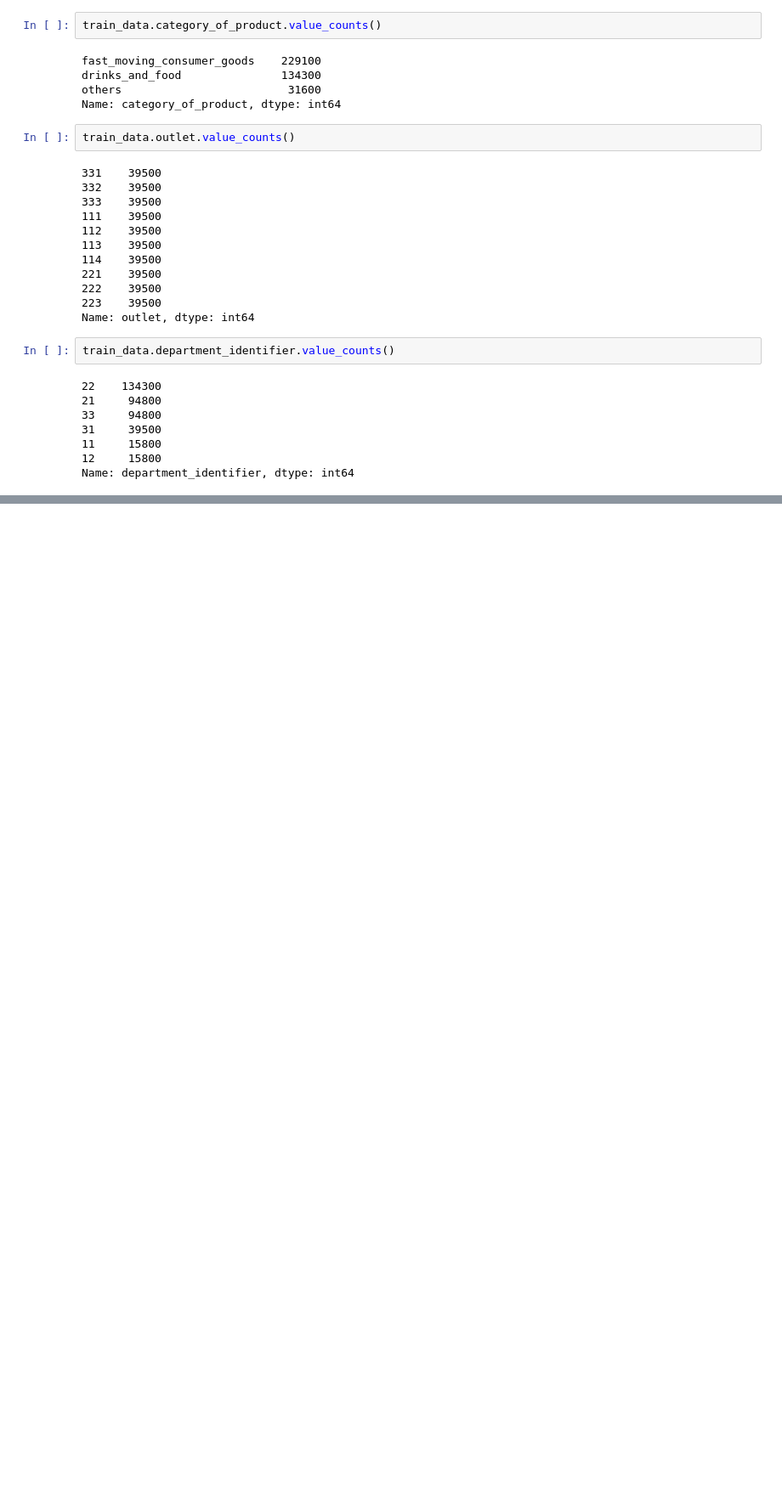
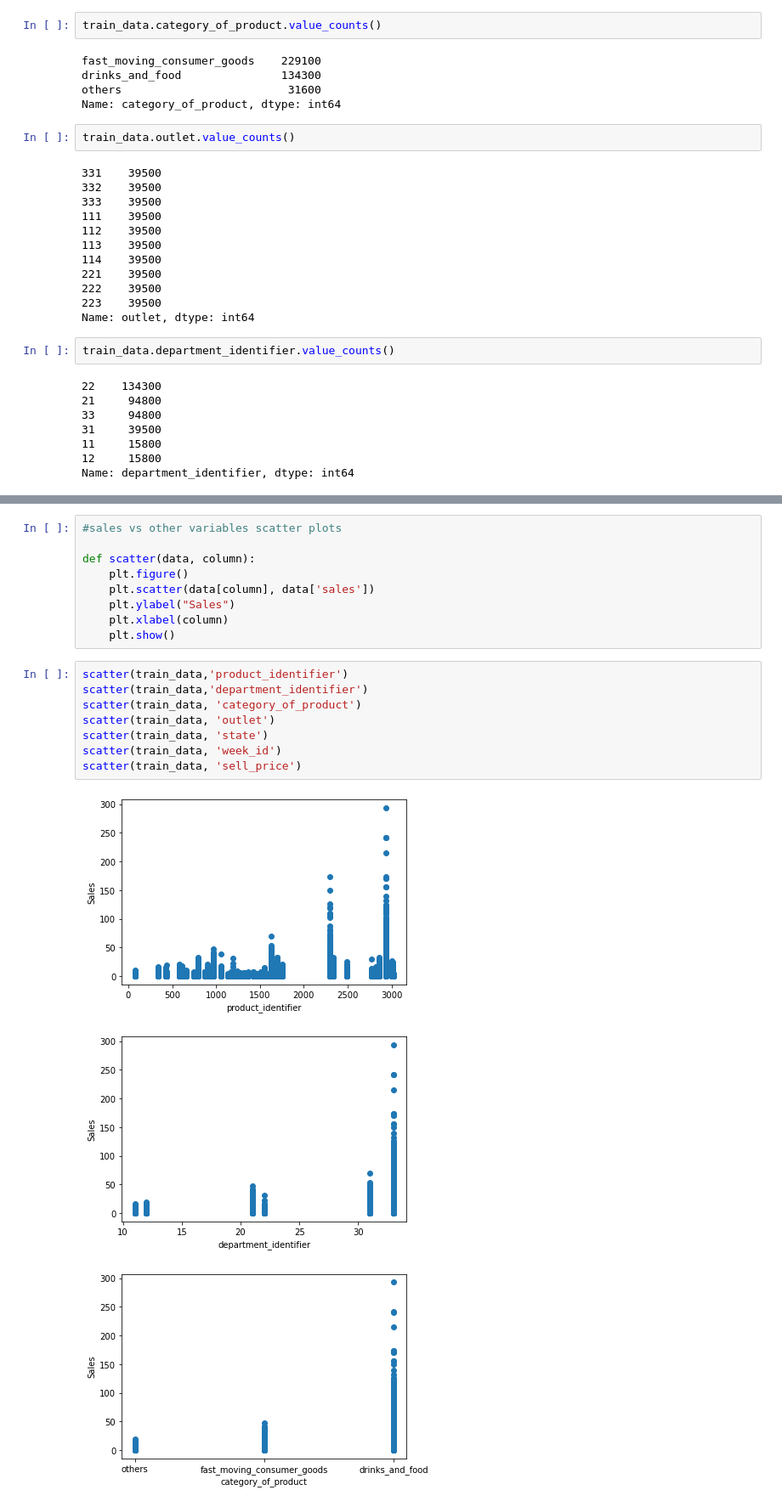
Before and after one commit to Prateekbangwal/Predicting_sales_of_product, a Jupyter notebook: predicting_retail_sales.ipynb, the cells around one changed output, grey strips where cells are left out. Shown: that part at 85% size. Saved outputs shown, nothing was run; the diff lists cells and outputs as text; blank space fills up the shorter version.

```diff
--- a/predicting_retail_sales.ipynb
+++ b/predicting_retail_sales.ipynb
@@ -214,0 +232,21 @@ Name: department_identifier, dtype: int64
+# %%
+#sales vs other variables scatter plots
+
+def scatter(data, column):
+    plt.figure()
+    plt.scatter(data[column], data['sales'])
+    plt.ylabel("Sales")
+    plt.xlabel(column)
+    plt.show()
+# %%
+scatter(train_data,'product_identifier')
+scatter(train_data,'department_identifier')
+scatter(train_data, 'category_of_product')
+scatter(train_data, 'outlet')
+scatter(train_data, 'state')
+scatter(train_data, 'week_id')
+scatter(train_data, 'sell_price')
+# %% [output]
+[figure, added]
+[figure, added]
+[figure, added]
```
Also changed, not shown: parts of 15 cells of this notebook.
